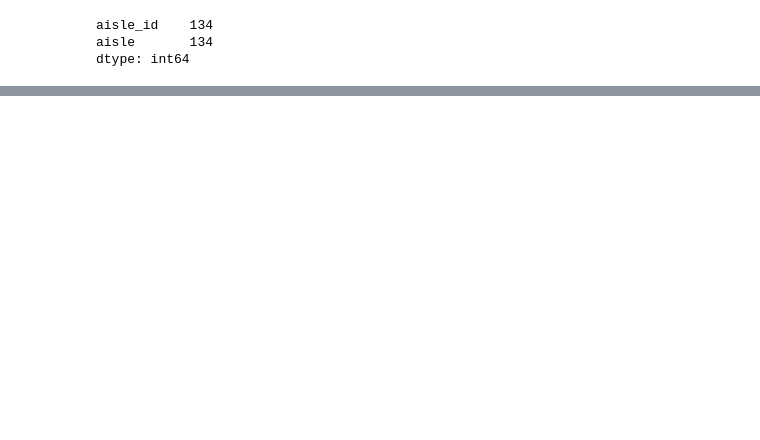
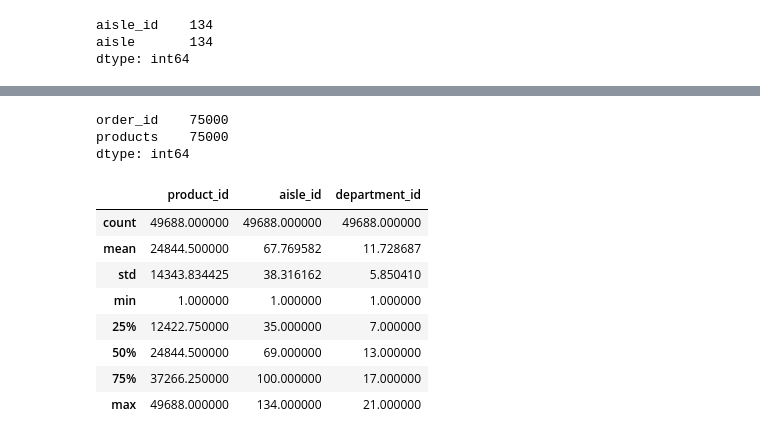
Before and after one commit to ChanM0/DataMining_project_4, a Jupyter notebook: Project_3.ipynb, the cells around one changed output, grey strips where cells are left out. Saved outputs shown, nothing was run; the diff lists cells and outputs as text; code cells hidden in the pictures; blank space fills up the shorter version.

```diff
--- a/Project_3.ipynb
+++ b/Project_3.ipynb
@@ -30,0 +58,3 @@ aisles_df = pd.read_csv(aisles)
+# %%
+products_cols = products_df.columns
+products_cols
@@ -44,0 +115,6 @@ Name: aisle, dtype: object
+# %%
+sample_submission_df[sample_submission_cols].count()
+# %% [output]
+order_id    75000
+products    75000
+dtype: int64
@@ -44,0 +125,12 @@ Name: aisle, dtype: object
+# %%
+products_df[products_cols].describe()
+# %% [output]
+|  | product_id | aisle_id | department_id |
+| count | 49688.000000 | 49688.000000 | 49688.000000 |
+| mean | 24844.500000 | 67.769582 | 11.728687 |
+| std | 14343.834425 | 38.316162 | 5.850410 |
+| min | 1.000000 | 1.000000 | 1.000000 |
+| 25% | 12422.750000 | 35.000000 | 7.000000 |
+| 50% | 24844.500000 | 69.000000 | 13.000000 |
+| 75% | 37266.250000 | 100.000000 | 17.000000 |
+| max | 49688.000000 | 134.000000 | 21.000000 |
```
Also changed, not shown: parts of 37 cells of this notebook.
